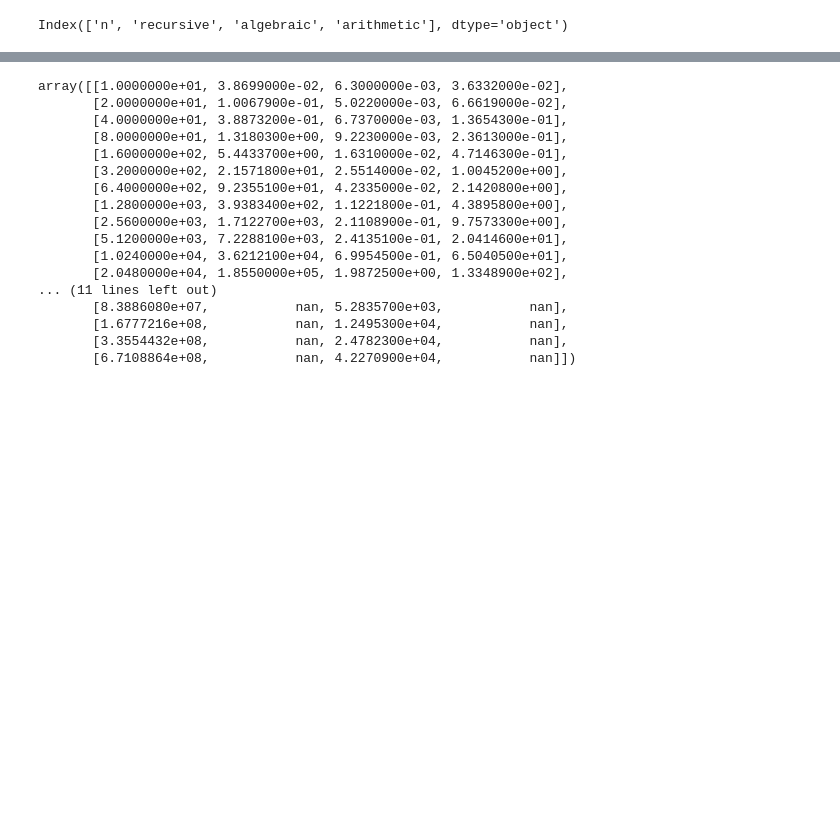
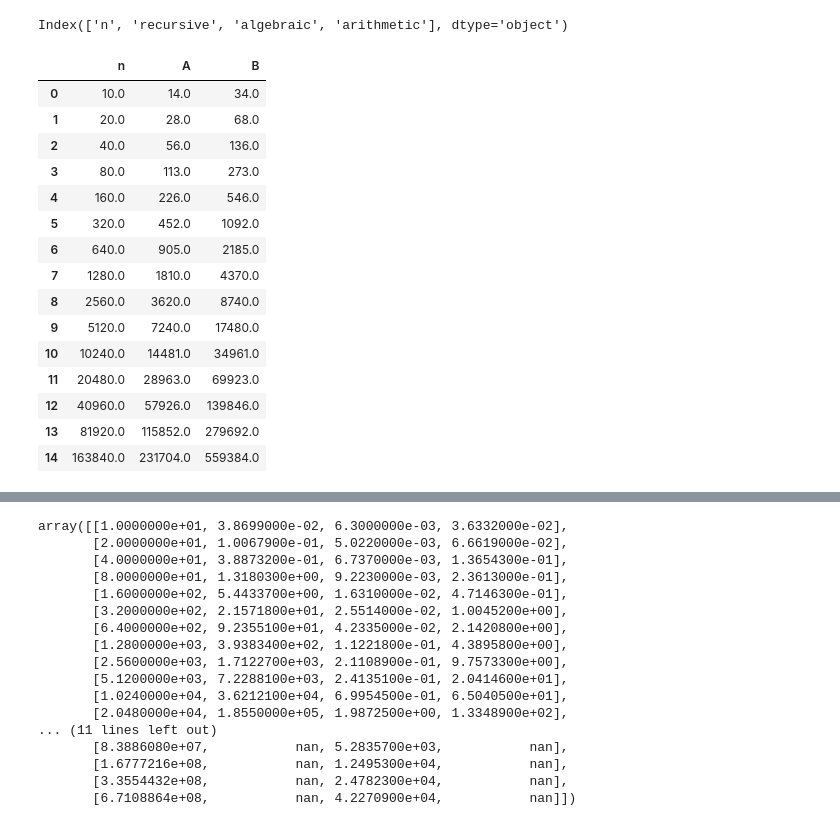
Before and after one commit to marijamijailovic/WythoffGame, a Jupyter notebook: src/statistics/plotter.ipynb, the cells around one changed output, grey strips where cells are left out. Saved outputs shown, nothing was run; the diff lists cells and outputs as text; code cells hidden in the pictures; blank space fills up the shorter version.

```diff
--- a/src/statistics/plotter.ipynb
+++ b/src/statistics/plotter.ipynb
@@ -40,3 +63,23 @@ column = measurment.columns
 column
 # %% [output]
 Index(['n', 'recursive', 'algebraic', 'arithmetic'], dtype='object')
+# %%
+piles_rec = piles[:15]
+piles_rec
+# %% [output]
+|  | n | A | B |
+| 0 | 10.0 | 14.0 | 34.0 |
+| 1 | 20.0 | 28.0 | 68.0 |
+| 2 | 40.0 | 56.0 | 136.0 |
+| 3 | 80.0 | 113.0 | 273.0 |
+| 4 | 160.0 | 226.0 | 546.0 |
+| 5 | 320.0 | 452.0 | 1092.0 |
+| 6 | 640.0 | 905.0 | 2185.0 |
+| 7 | 1280.0 | 1810.0 | 4370.0 |
+| 8 | 2560.0 | 3620.0 | 8740.0 |
+| 9 | 5120.0 | 7240.0 | 17480.0 |
+| 10 | 10240.0 | 14481.0 | 34961.0 |
+| 11 | 20480.0 | 28963.0 | 69923.0 |
+| 12 | 40960.0 | 57926.0 | 139846.0 |
+| 13 | 81920.0 | 115852.0 | 279692.0 |
+| 14 | 163840.0 | 231704.0 | 559384.0 |
```
Also changed, not shown: parts of 7 cells of this notebook, 4 other files.
